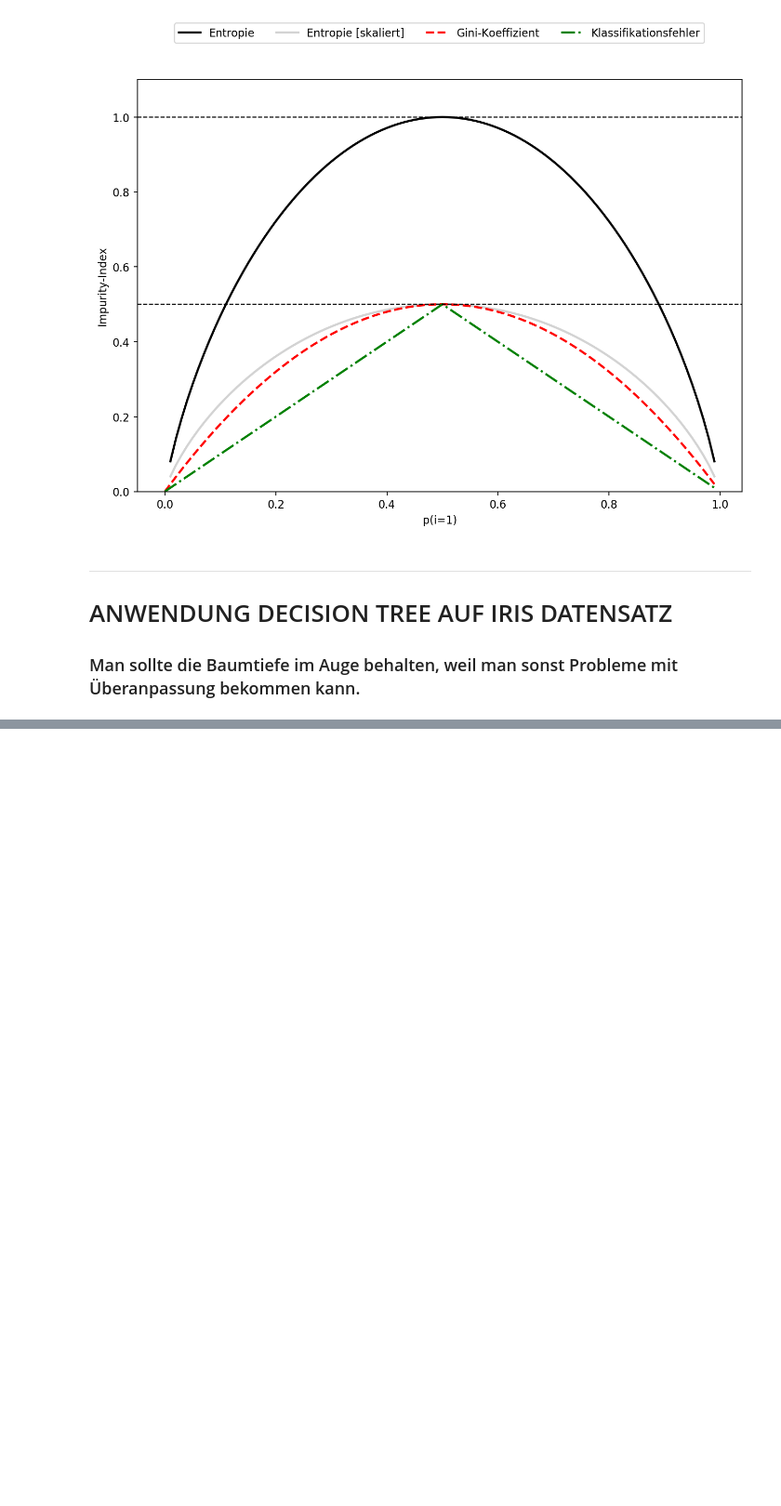
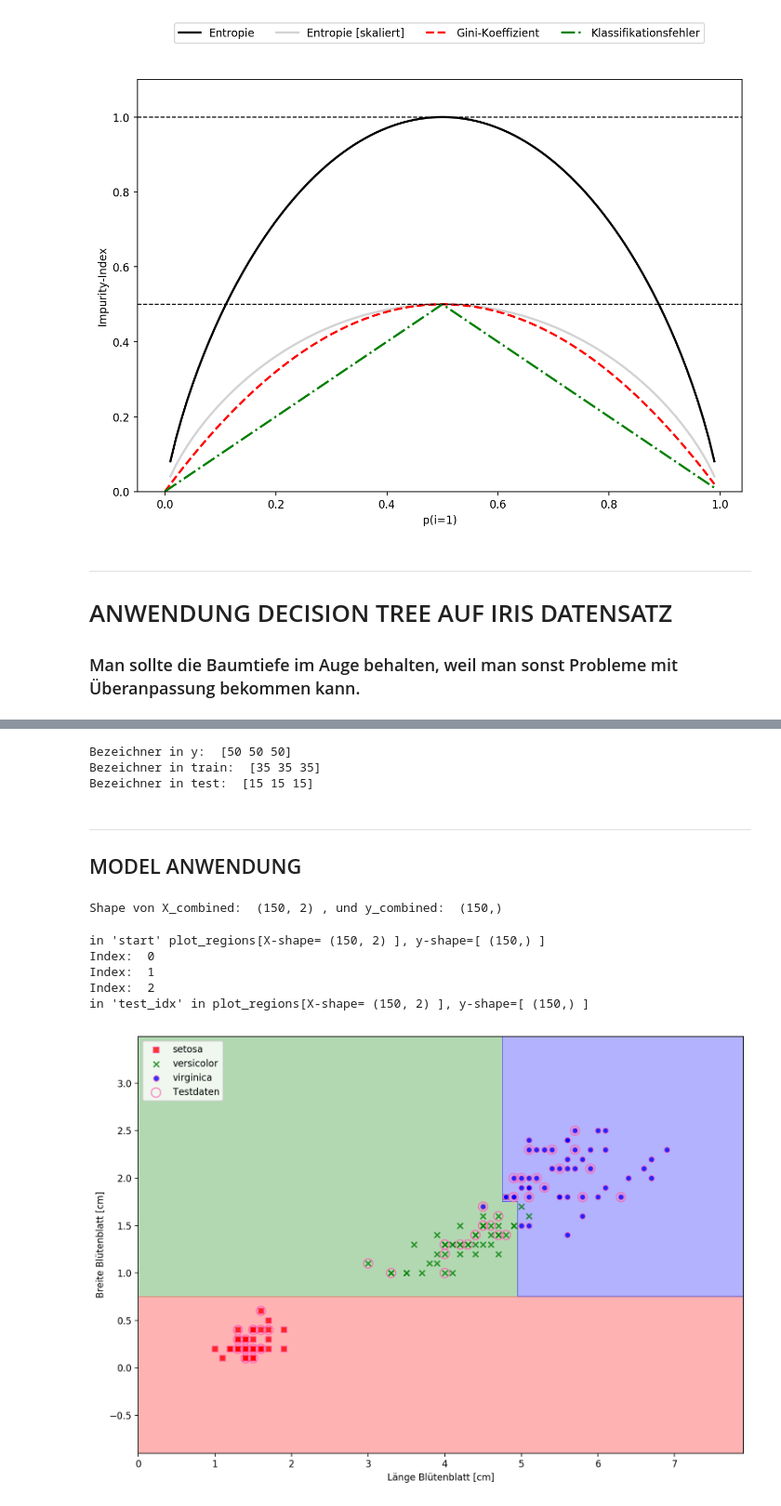
Before and after one commit to asw-analytics/ml_with_python, a Jupyter notebook: decision_trees_with_iris_dataset.ipynb, the cells around one changed output, grey strips where cells are left out. Shown at 93% size. Saved outputs shown, nothing was run; the diff lists cells and outputs as text; code cells hidden in the pictures; blank space fills up the shorter version.

Commit message:
Gini-Coefficient on Iris dataset incl. plotting

```diff
--- a/decision_trees_with_iris_dataset.ipynb
+++ b/decision_trees_with_iris_dataset.ipynb
@@ -58,0 +68,10 @@ plt.show()
+# %%
+iris = datasets.load_iris()
+X = iris.data[:, [2,3]]
+print("Shape von X: ", X.shape)
+print("Feature-Names: ", iris.feature_names)
+y = iris.target
+print("Shape von y: ", y.shape)
+print("Names zu den Klassen: ", iris.target_names)
+print("Klassenbezeichnungen als Zahlen: ", np.unique(y))
+print("Shape von X/y: ", X.shape, " / ", y.shape)
@@ -58,0 +85,13 @@ plt.show()
+# %%
+from sklearn.model_selection import train_test_split
+X_train, X_test, y_train, y_test = train_test_split(X, y, random_state=1, test_size=.3, stratify=y)
+print("Bezeichner in y: ",     np.bincount(y))
+print("Bezeichner in train: ", np.bincount(y_train))
+print("Bezeichner in test: ",  np.bincount(y_test))
+# %% [output]
+Bezeichner in y:  [50 50 50]
+Bezeichner in train:  [35 35 35]
+Bezeichner in test:  [15 15 15]
+# %% [markdown]
+---
+## MODEL ANWENDUNG
@@ -58,0 +142,22 @@ plt.show()
+# %%
+tree_model = DecisionTreeClassifier(criterion='gini', max_depth=4, random_state=1)
+tree_model.fit(X_train, y_train)
+X_combined = np.vstack((X_train, X_test))
+y_combined = np.hstack((y_train, y_test))
+print("Shape von X_combined: ", X_combined.shape, ", und y_combined: ", y_combined.shape)
+# %% [output]
+Shape von X_combined:  (150, 2) , und y_combined:  (150,)
+# %%
+plot_decision_regions(X_combined, y_combined, classifier=tree_model, test_idx=range(100, 150))
+plt.xlabel("Länge Blütenblatt [cm]")
+plt.ylabel("Breite Blütenblatt [cm]")
+plt.legend(loc="upper left")
+plt.tight_layout()
+plt.show()
+# %% [output]
+in 'start' plot_regions[X-shape= (150, 2) ], y-shape=[ (150,) ]
+Index:  0
+Index:  1
+Index:  2
+in 'test_idx' in plot_regions[X-shape= (150, 2) ], y-shape=[ (150,) ]
+[figure, added]
```
Also changed, not shown: parts of 4 cells of this notebook.
